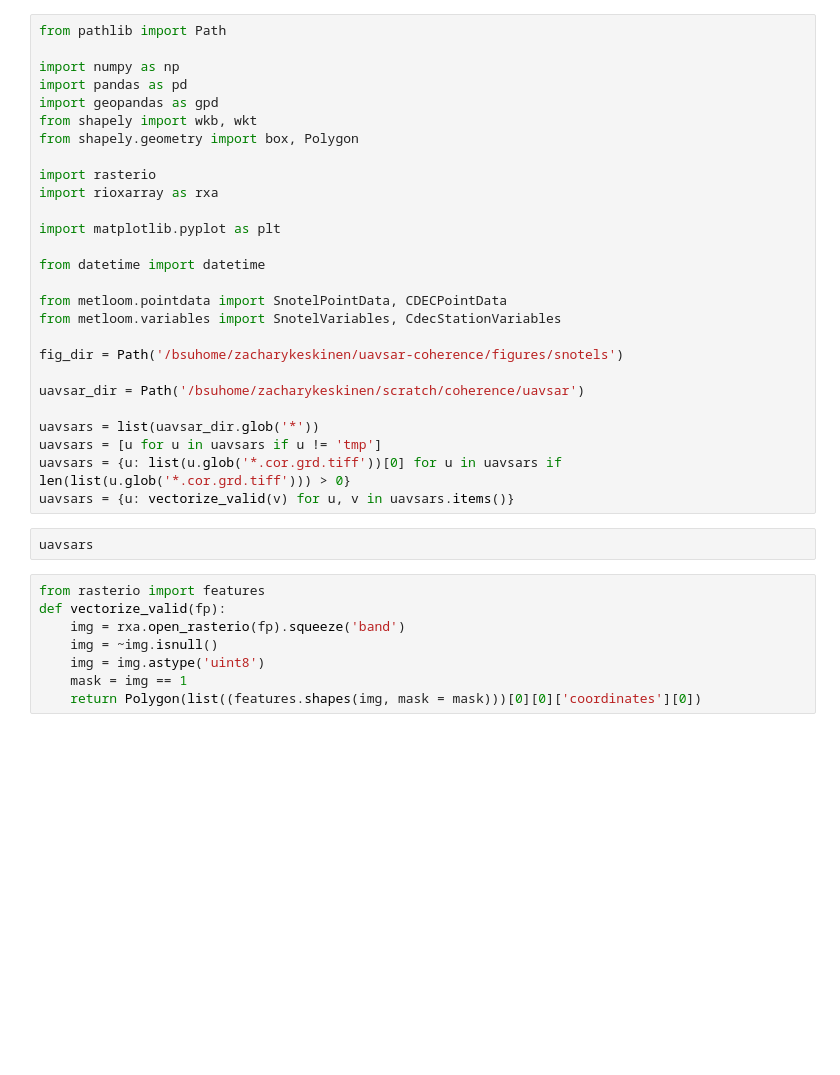
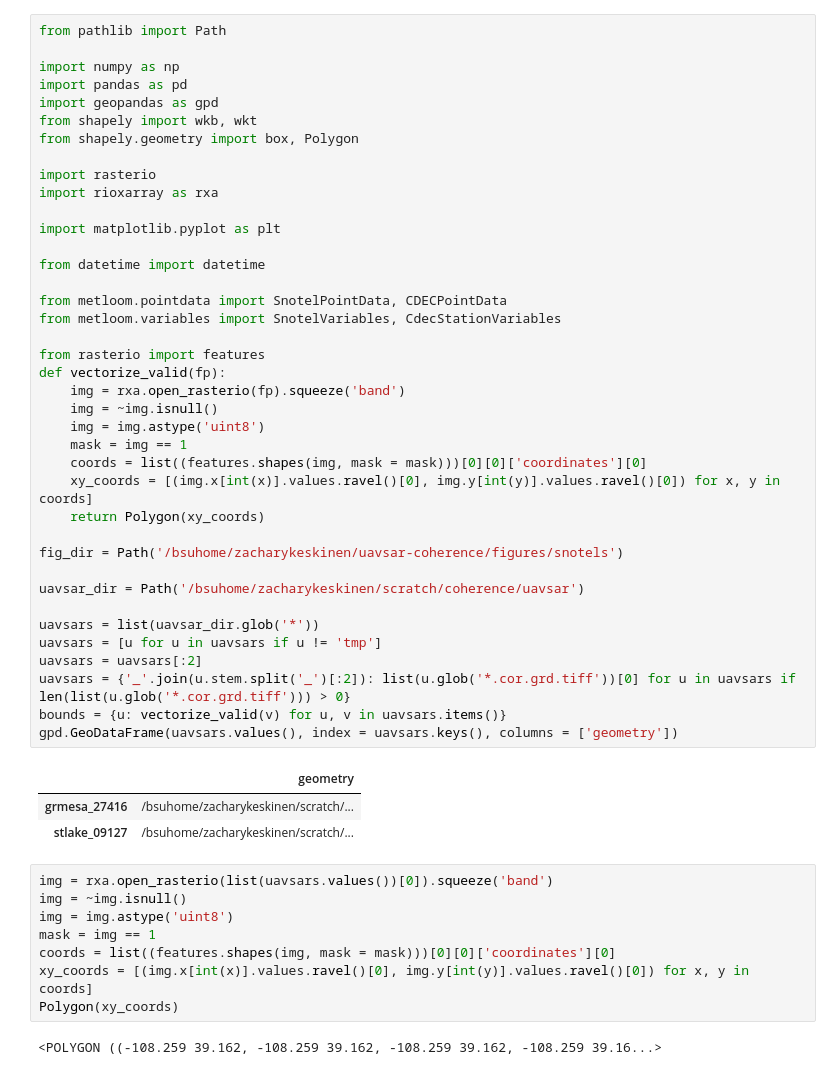
Before and after one commit to ZachHoppinen/uavsar-coherence, a Jupyter notebook: src/data_acquisition/play.ipynb, the cells around one changed output. Drawn from its saved outputs; the diff is of its cells as text; blank space fills up the shorter version.

```diff
--- a/src/data_acquisition/play.ipynb
+++ b/src/data_acquisition/play.ipynb
@@ -1,37 +1,53 @@
 # %%
 from pathlib import Path
 
 import numpy as np
 import pandas as pd
 import geopandas as gpd
 from shapely import wkb, wkt
 from shapely.geometry import box, Polygon
 
 import rasterio
 import rioxarray as rxa
 
 import matplotlib.pyplot as plt
 
 from datetime import datetime
 
 from metloom.pointdata import SnotelPointData, CDECPointData
 from metloom.variables import SnotelVariables, CdecStationVariables
 
+from rasterio import features
+def vectorize_valid(fp):
+    img = rxa.open_rasterio(fp).squeeze('band')
+    img = ~img.isnull()
+    img = img.astype('uint8')
+    mask = img == 1
+    coords = list((features.shapes(img, mask = mask)))[0][0]['coordinates'][0]
+    xy_coords = [(img.x[int(x)].values.ravel()[0], img.y[int(y)].values.ravel()[0]) for x, y in coords]
+    return Polygon(xy_coords)
+
 fig_dir = Path('/bsuhome/zacharykeskinen/uavsar-coherence/figures/snotels')
 
 uavsar_dir = Path('/bsuhome/zacharykeskinen/scratch/coherence/uavsar')
 
 uavsars = list(uavsar_dir.glob('*'))
 uavsars = [u for u in uavsars if u != 'tmp']
-uavsars = {u: list(u.glob('*.cor.grd.tiff'))[0] for u in uavsars if len(list(u.glob('*.cor.grd.tiff'))) > 0}
-uavsars = {u: vectorize_valid(v) for u, v in uavsars.items()}
+uavsars = uavsars[:2]
+uavsars = {'_'.join(u.stem.split('_')[:2]): list(u.glob('*.cor.grd.tiff'))[0] for u in uavsars if len(list(u.glob('*.cor.grd.tiff'))) > 0}
+bounds = {u: vectorize_valid(v) for u, v in uavsars.items()}
+gpd.GeoDataFrame(uavsars.values(), index = uavsars.keys(), columns = ['geometry'])
+# %% [output]
+|  | geometry |
+| grmesa_27416 | /bsuhome/zacharykeskinen/scratch/... |
+| stlake_09127 | /bsuhome/zacharykeskinen/scratch/... |
-# %%
-uavsars
 # %%
-from rasterio import features
-def vectorize_valid(fp):
-    img = rxa.open_rasterio(fp).squeeze('band')
-    img = ~img.isnull()
-    img = img.astype('uint8')
-    mask = img == 1
-    return Polygon(list((features.shapes(img, mask = mask)))[0][0]['coordinates'][0])
+img = rxa.open_rasterio(list(uavsars.values())[0]).squeeze('band')
+img = ~img.isnull()
+img = img.astype('uint8')
+mask = img == 1
+coords = list((features.shapes(img, mask = mask)))[0][0]['coordinates'][0]
+xy_coords = [(img.x[int(x)].values.ravel()[0], img.y[int(y)].values.ravel()[0]) for x, y in coords]
+Polygon(xy_coords)
+# %% [output]
+<POLYGON ((-108.259 39.162, -108.259 39.162, -108.259 39.162, -108.259 39.16...>
```
Also changed, not shown: parts of 3 cells of this notebook, 2 other files.
